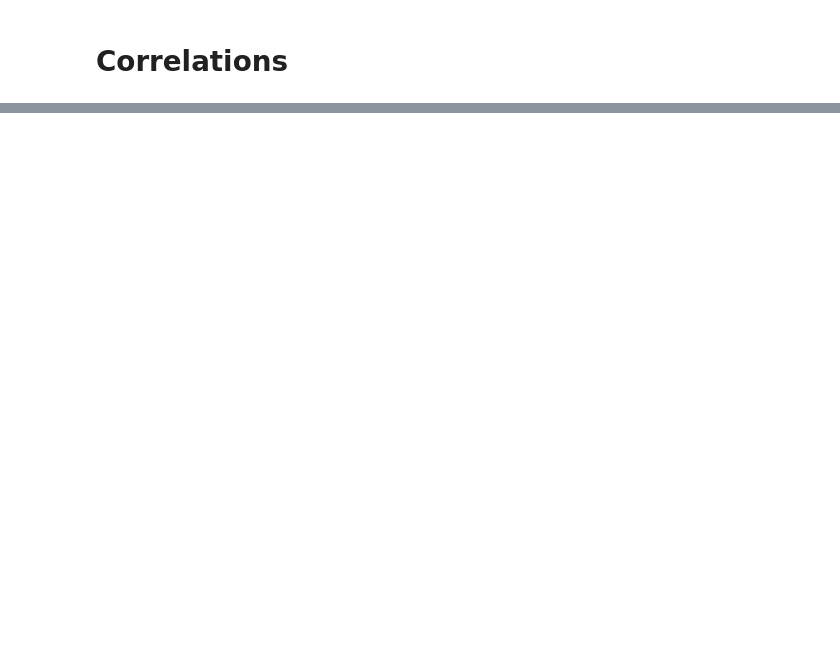
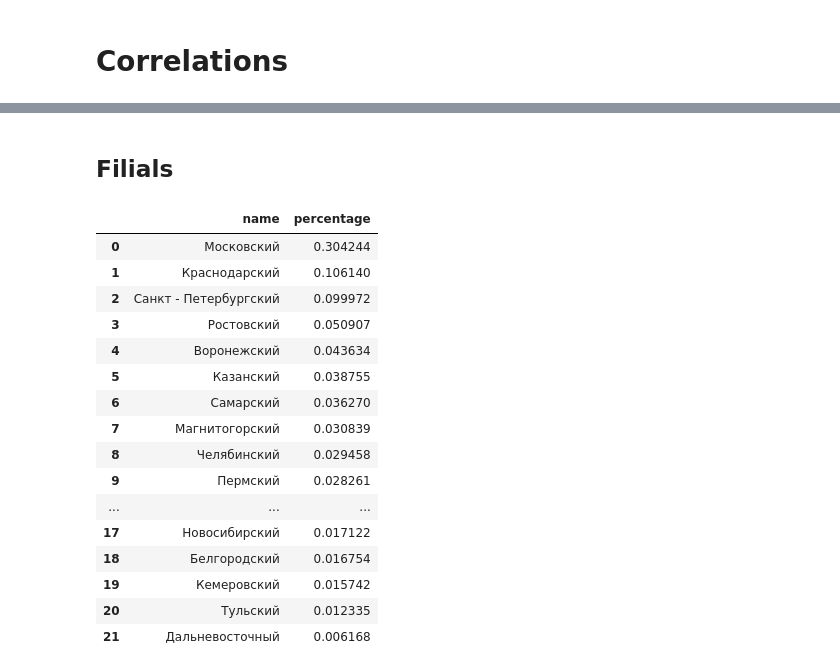
Before and after one commit to damnpav/insurance_task, a Jupyter notebook: notebooks/0_EDA.ipynb, the cells around one changed output, grey strips where cells are left out. Cells and saved outputs as stored; diff of their text form; code cells hidden in the pictures; blank space fills up the shorter version.

```diff
--- a/notebooks/0_EDA.ipynb
+++ b/notebooks/0_EDA.ipynb
@@ -112,0 +238,17 @@ vect_cols = list(set(all_cols) - set(cat_cols))
+# %%
+all_figures_html = ""
+
+for key, df in tqdm(cat_review_dict.items()):
+    fig = go.Figure()
+    fig.add_trace(go.Bar(x=df['name'], y=df['percentage'], name='Total'))
+    fig.add_trace(go.Bar(x=df['name'], y=df['percentage_target_0'], name='Target 0'))
+    fig.add_trace(go.Bar(x=df['name'], y=df['percentage_target_1'], name='Target 1'))
+    fig.add_trace(go.Bar(x=df['name'], y=df['percentage_target_minus_1'], name='Target -1'))
+
+
+    fig.update_layout(title_text=f'Distribution for {key}', barmode='group')
+    all_figures_html += f"<div>{pio.to_html(fig, full_html=False)}</div>"
+
+# Save the combined HTML to a file
+with open("cat_plots.html", "w") as file:
+    file.write(all_figures_html)
@@ -128,0 +310,27 @@ df
+# %% [markdown]
+## Filials
+# %%
+filials_df = pd.DataFrame()
+filials_df['name'] = ''
+filials_df['percentage'] = ''
+filials_df['name'] = df['Filial'].value_counts().reset_index()['Filial']
+filials_df['percentage'] = df['Filial'].value_counts().reset_index()['count'] / df.shape[0]
+filials_df
+# %% [output]
+|  | name | percentage |
+| 0 | Московский | 0.304244 |
+| 1 | Краснодарский | 0.106140 |
+| 2 | Санкт - Петербургский | 0.099972 |
+| 3 | Ростовский | 0.050907 |
+| 4 | Воронежский | 0.043634 |
+| 5 | Казанский | 0.038755 |
+| 6 | Самарский | 0.036270 |
+| 7 | Магнитогорский | 0.030839 |
+| 8 | Челябинский | 0.029458 |
+| 9 | Пермский | 0.028261 |
+| ... | ... | ... |
+| 17 | Новосибирский | 0.017122 |
+| 18 | Белгородский | 0.016754 |
+| 19 | Кемеровский | 0.015742 |
+| 20 | Тульский | 0.012335 |
+| 21 | Дальневосточный | 0.006168 |
```
Also changed, not shown: parts of 35 cells of this notebook.
